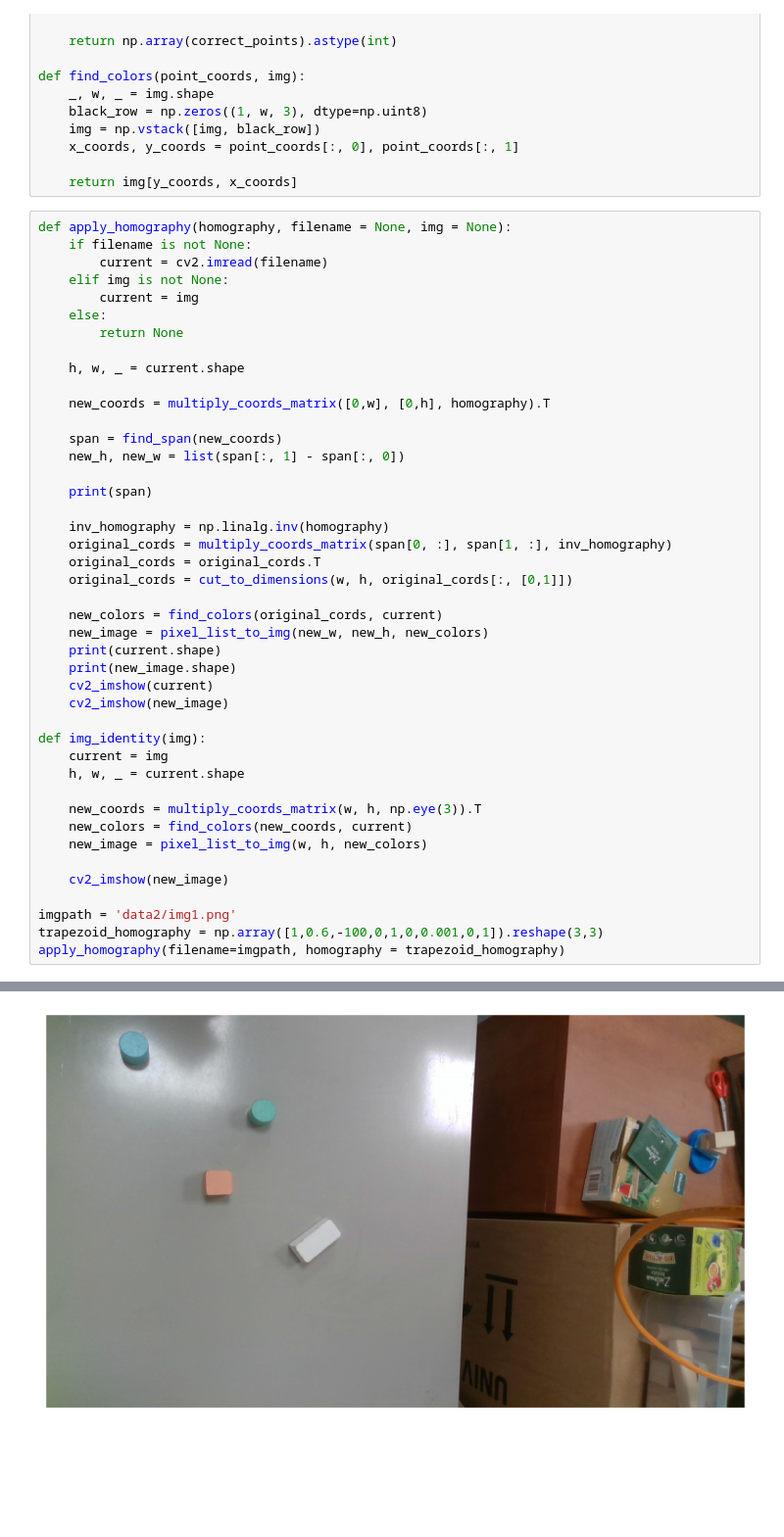
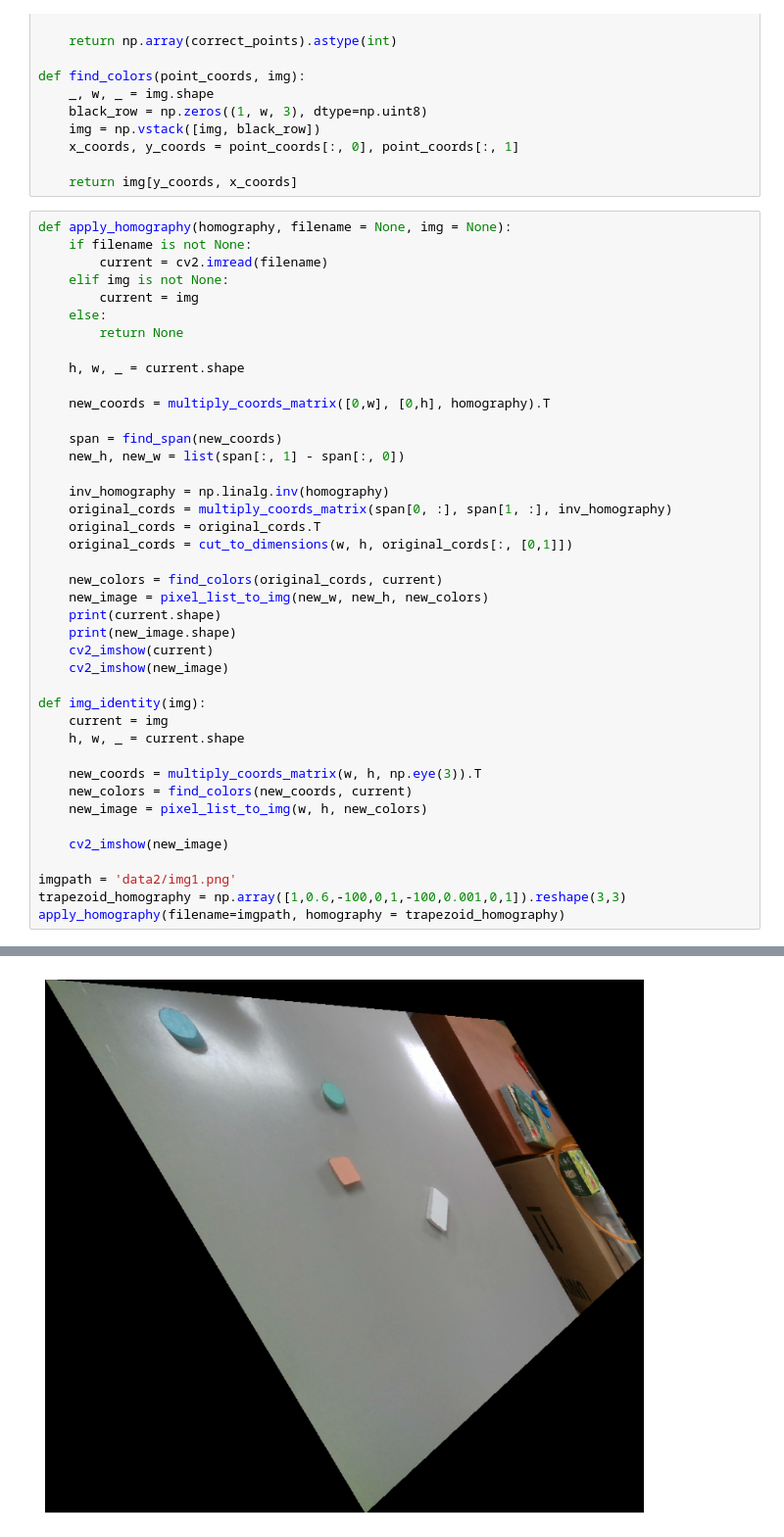
Before and after one commit to Jokilos/ML-stuff, a Jupyter notebook: RC/hw1/calibration.ipynb, the cells around one changed output, grey strips where cells are left out. Shown at 98% size. Saved outputs shown, nothing was run; the diff lists cells and outputs as text; blank space fills up the shorter version.

```diff
--- a/RC/hw1/calibration.ipynb
+++ b/RC/hw1/calibration.ipynb
@@ -335,8 +335,6 @@ def apply_homography(homography, filename = None, img = None):
 
     span = find_span(new_coords)
     new_h, new_w = list(span[:, 1] - span[:, 0])
-
-    print(span)
 
     inv_homography = np.linalg.inv(homography)
     original_cords = multiply_coords_matrix(span[0, :], span[1, :], inv_homography)
@@ -361,7 +359,7 @@ def img_identity(img):
     cv2_imshow(new_image)
 
 imgpath = 'data2/img1.png'
-trapezoid_homography = np.array([1,0.6,-100,0,1,0,0.001,0,1]).reshape(3,3)
+trapezoid_homography = np.array([1,0.6,-100,0,1,-100,0.001,0,1]).reshape(3,3)
 apply_homography(filename=imgpath, homography = trapezoid_homography)
 # %% [output]
 [[-100  707]
@@ -371 +367 @@ apply_homography(filename=imgpath, homography = trapezoid_homography)
-[figure, old version]
+[figure, new version]
```
Also changed, not shown: parts of 5 cells of this notebook, 5 other files.
